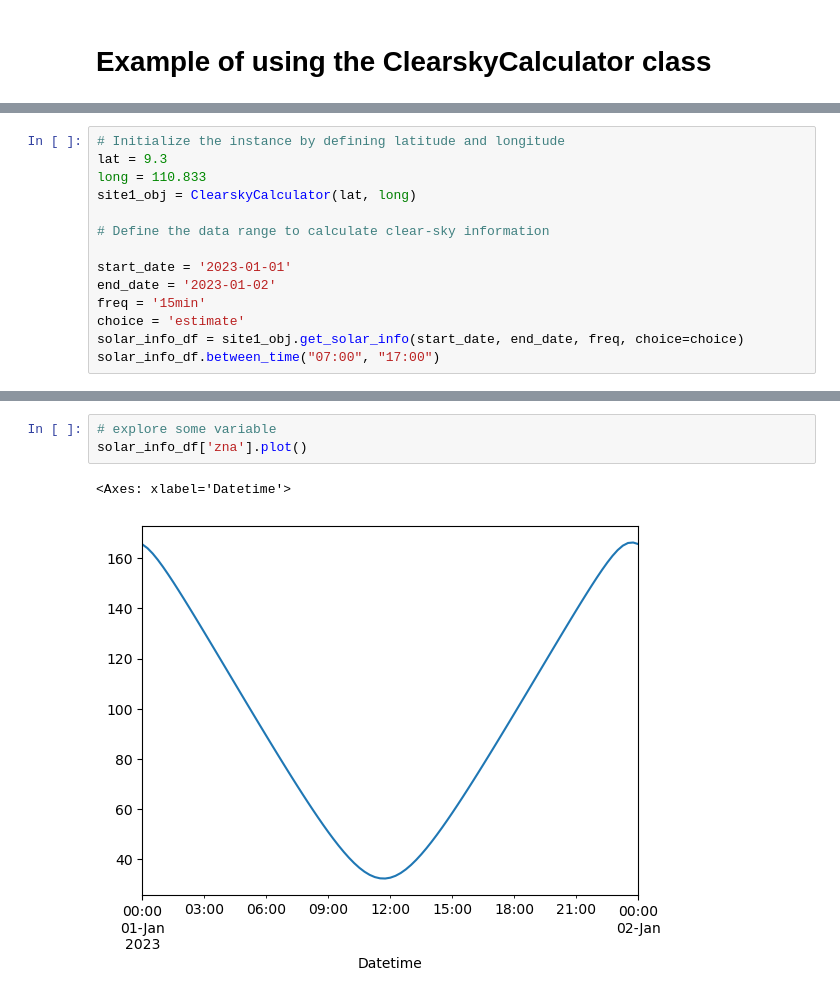
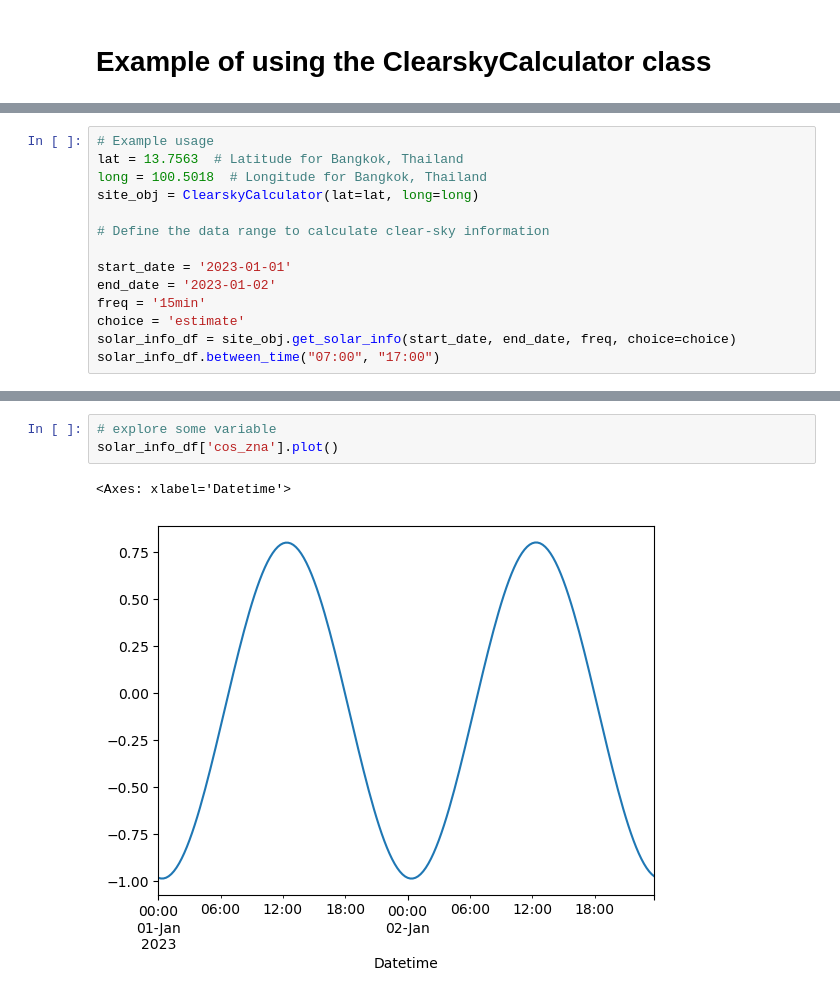
Before and after one commit to energyCUEE/improved_clearsky_model, a Jupyter notebook: clearsky_calculation_example.ipynb, the cells around one changed output, grey strips where cells are left out. Drawn from its saved outputs; the diff is of its cells as text.

```diff
--- a/clearsky_calculation_example.ipynb
+++ b/clearsky_calculation_example.ipynb
@@ -7,9 +8,9 @@ import numpy as np
 from solar_utils.clearsky_calculator import ClearskyCalculator
 # %%
-# Initialize the instance by defining latitude and longitude
-lat = 9.3
-long = 110.833
-site1_obj = ClearskyCalculator(lat, long)
+# Example usage
+lat = 13.7563  # Latitude for Bangkok, Thailand
+long = 100.5018  # Longitude for Bangkok, Thailand
+site_obj = ClearskyCalculator(lat=lat, long=long)
 
 # Define the data range to calculate clear-sky information
 
@@ -17,6 +18,6 @@ start_date = '2023-01-01'
 end_date = '2023-01-02'
 freq = '15min'
 choice = 'estimate'
-solar_info_df = site1_obj.get_solar_info(start_date, end_date, freq, choice=choice)
+solar_info_df = site_obj.get_solar_info(start_date, end_date, freq, choice=choice)
 solar_info_df.between_time("07:00", "17:00")
 # %% [output]
@@ -41,9 +38,9 @@ solar_info_df.between_time("07:00", "17:00")
 # %%
 # explore some variable
-solar_info_df['zna'].plot()
+solar_info_df['cos_zna'].plot()
 # %% [output]
 <Axes: xlabel='Datetime'>
-[figure, old version]
+[figure, new version]
 # %%
 # Compare clear-sky irradiance that calculated from different TL
 
```
Also changed, not shown: parts of 3 cells of this notebook, 36 other files.
